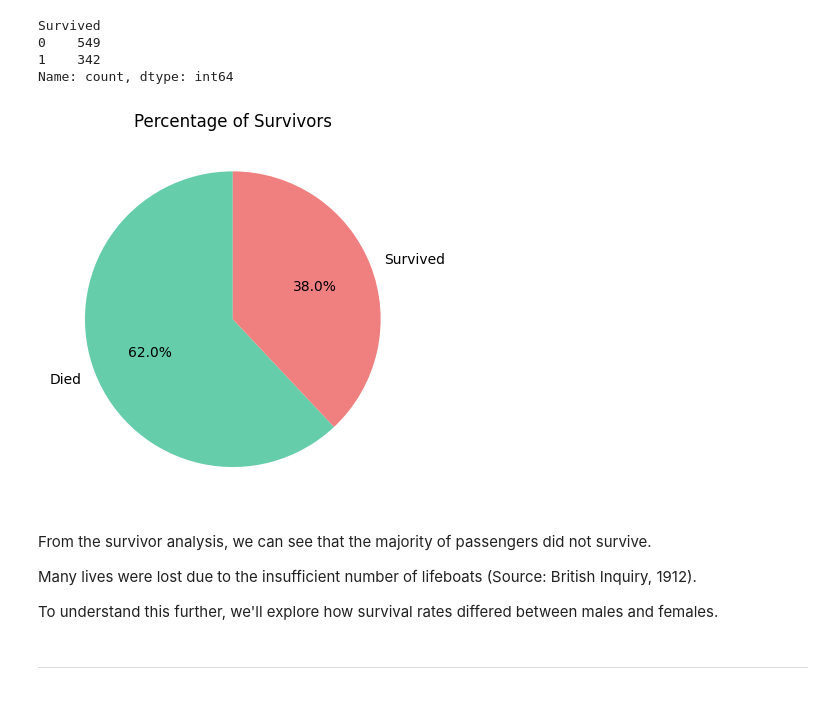
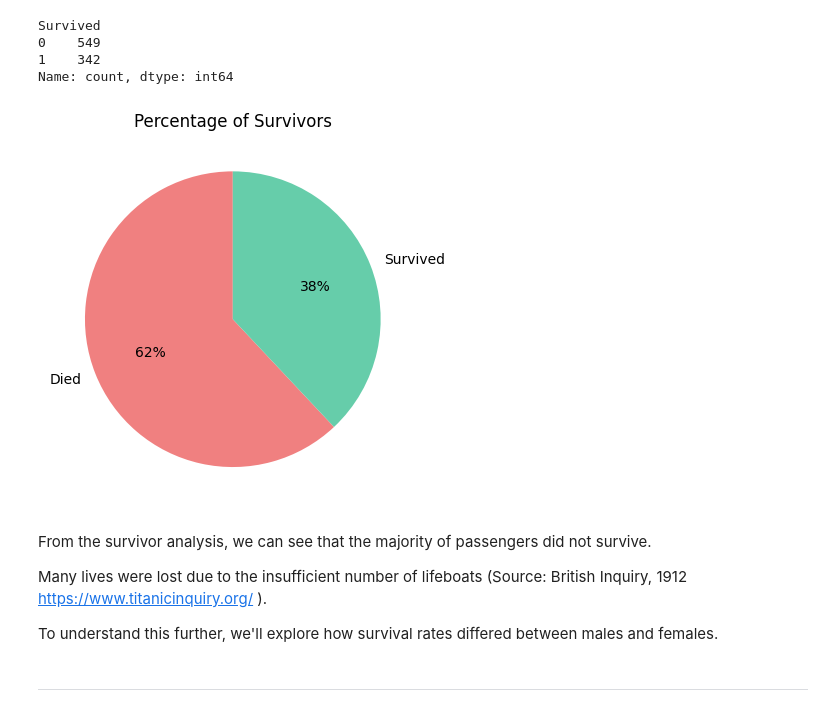
Before and after one commit to davidedigrande/titanic-dataset-eda, a Jupyter notebook: notebook.ipynb, the cells around one changed output. Saved outputs shown, nothing was run; the diff lists cells and outputs as text; code cells hidden in the pictures.

```diff
--- a/notebook.ipynb
+++ b/notebook.ipynb
@@ -145,18 +141,23 @@ survived_color = "#F08080" # (light coral)
 # %%
+# DATA
 df_survived_relative = df['Survived'].value_counts(dropna=False, normalize=True) *100
 df_survived_relative = df_survived_relative.round()
-
 values = list(df_survived_relative)
 
-plt.pie(values, labels=["Died", "Survived"], colors=[not_survived_color, survived_color], autopct='%1.1f%%',startangle=90)
+# COLORS
+died_color = "#F08080" # (light coral)
+survived_color = "#66CDAA" # (medium aqua marine)
+
+# CHART
+plt.pie(values, labels=["Died", "Survived"], colors=[died_color, survived_color], autopct='%1.f%%',startangle=90)
 plt.title('Percentage of Survivors')
 plt.show()
 # %% [output]
-[figure, old version]
+[figure, new version]
 # %% [markdown]
 From the survivor analysis, we can see that the majority of passengers did not survive.
 
-Many lives were lost due to the insufficient number of lifeboats (Source: British Inquiry, 1912).
+Many lives were lost due to the insufficient number of lifeboats (Source: British Inquiry, 1912 https://www.titanicinquiry.org/ ).
 
 To understand this further, we'll explore how survival rates differed between males and females.
 # %% [markdown]
```
Also changed, not shown: parts of 7 cells of this notebook.
